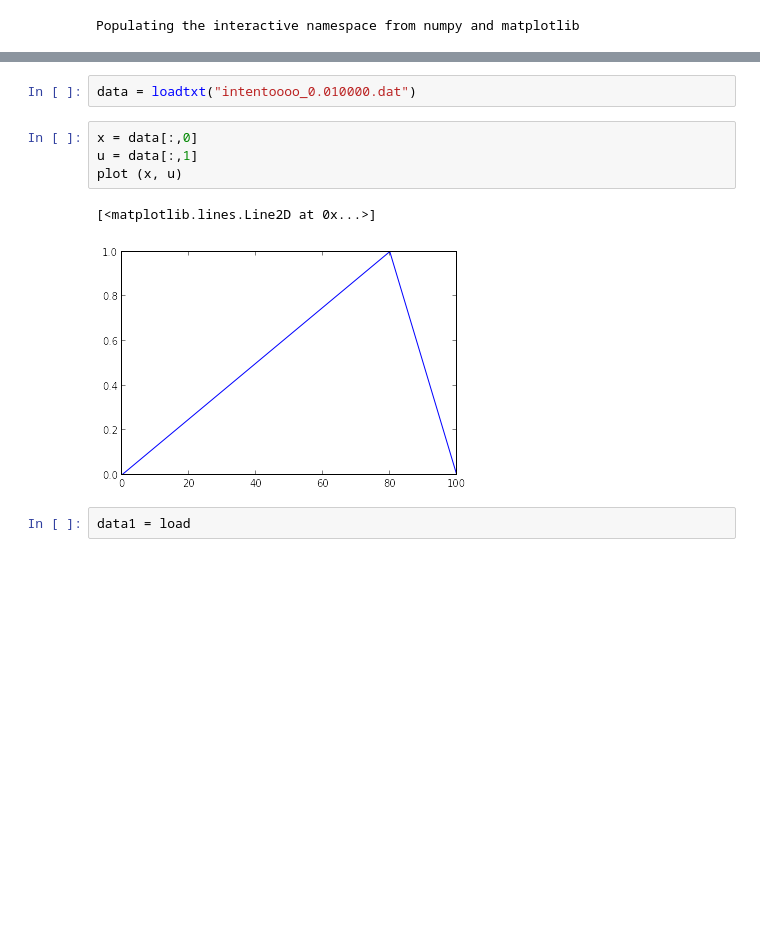
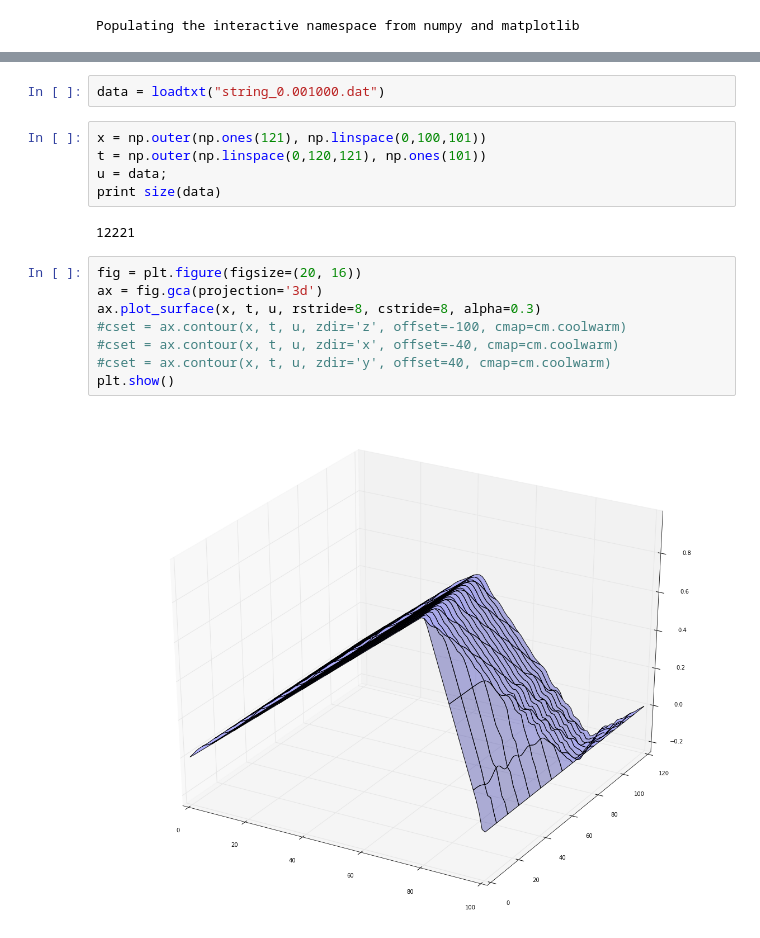
Before and after one commit to larodriguez/PerezAngel_Rodriguez_hw7, a Jupyter notebook: Punto1/Untitled0.ipynb, the cells around one changed output, grey strips where cells are left out. Saved outputs shown, nothing was run; the diff lists cells and outputs as text; blank space fills up the shorter version.

```diff
--- a/Punto1/Untitled0.ipynb
+++ b/Punto1/Untitled0.ipynb
@@ -7,11 +12,19 @@ import matplotlib as plt
 # %%
-data = loadtxt("intentoooo_0.010000.dat")
+data = loadtxt("string_0.001000.dat")
-# %%
-x = data[:,0]
-u = data[:,1]
-plot (x, u)
-# %% [output]
-[<matplotlib.lines.Line2D at 0x...>]
-[figure, removed]
-# %%
-data1 = load
+# %%
+x = np.outer(np.ones(121), np.linspace(0,100,101))
+t = np.outer(np.linspace(0,120,121), np.ones(101))
+u = data;
+print size(data)
+# %% [output]
+12221
+# %%
+fig = plt.figure(figsize=(20, 16))
+ax = fig.gca(projection='3d')
+ax.plot_surface(x, t, u, rstride=8, cstride=8, alpha=0.3)
+#cset = ax.contour(x, t, u, zdir='z', offset=-100, cmap=cm.coolwarm)
+#cset = ax.contour(x, t, u, zdir='x', offset=-40, cmap=cm.coolwarm)
+#cset = ax.contour(x, t, u, zdir='y', offset=40, cmap=cm.coolwarm)
+plt.show()
+# %% [output]
+[figure, added]
```
Also changed, not shown: parts of 3 cells of this notebook, 6 other files.
